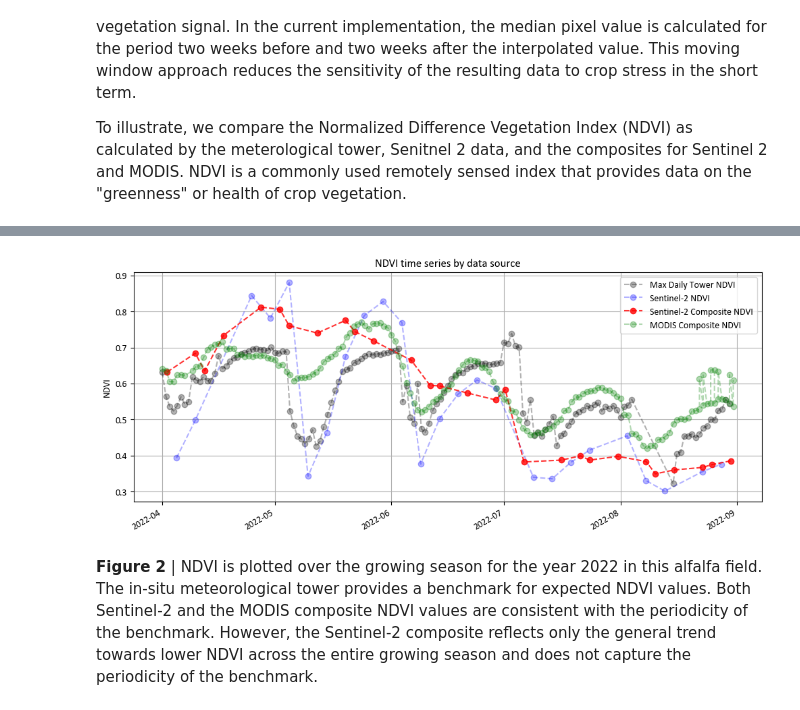
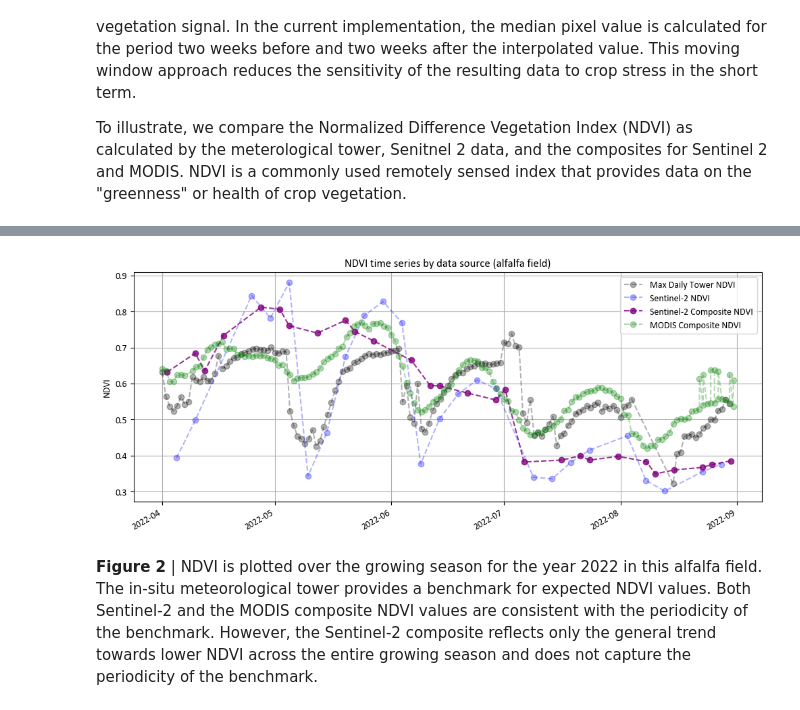
Before and after one commit to eanderson-ei/lst-crop-stress-capstone, a Jupyter notebook: blog.ipynb, the cells around one changed output, grey strips where cells are left out. Drawn from its saved outputs; the diff is of its cells as text; code cells hidden in the pictures.

```diff
--- a/blog.ipynb
+++ b/blog.ipynb
@@ -288,17 +332,19 @@ s2c_ndvi = calc_ndvi(s2_comp_clip, red_band=2, nir_band=6)
 s2c_ndvi = s2c_ndvi.rio.set_crs(CRS.from_epsg(32610))
 # %%
 # Filter meteorological data by valid NDVI and dates
-filt = (
-    (met_df['NDVI'] > 0.25)
-    & (met_df['NDVI'] < 0.75)
-    & (met_df.index > start_date)
-    & (met_df.index < end_date)
-)
-df_year = met_df.loc[filt]
+try:
+    filt = (
+        (met_df['NDVI'] > 0.25) & (met_df['NDVI'] < 0.75)
+    )
+    met_ndvi = met_df.loc[filt, 'NDVI']
+except(KeyError):
+    print('Warning! NDVI is not available in the meteorological data')
 # %%
 # Clip NDVI from imagery to field boundary
-s2_ndvi_field = s2_ndvi.rio.clip(poly_gdf.geometry, all_touched=True, drop=True)
-s2c_ndvi_field = s2c_ndvi.rio.clip(poly_gdf.geometry, all_touched=True, drop=True)
+s2_ndvi_field = s2_ndvi.rio.clip(
+    f1_poly_gdf.geometry, all_touched=True, drop=True)
+s2c_ndvi_field = s2c_ndvi.rio.clip(
+    f1_poly_gdf.geometry, all_touched=True, drop=True)
 # %%
 # Extract the time series of NDVI for MODIS using FH_Hydrosat
 assets = modis_comp_items[0].to_dict()['assets'].keys()
@@ -324,25 +375,32 @@ if len(modis_comp_items) > 0 and 'surface_reflectance' in assets:
 # %%
-# Extract time series for NDVI from meteorological tower
-filt = (met_df['NDVI'] > 0.25) &  (met_df['NDVI'] < 0.75) & (met_df.index > start_date) & (met_df.index < end_date)
-df_year = met_df.loc[filt]
-
 # Plot all NDVI series
 fig, ax = plt.subplots(figsize=(12,5))
 
-df_year['NDVI'].groupby(df_year.index.date).max().plot(linestyle='--', alpha=0.3, marker='o', c='k', label='Max Daily Tower NDVI')
+try:
+    met_ndvi.groupby(met_ndvi.index.date).max().plot(
+        linestyle='--', alpha=0.3, marker='o', c='k',
+        label='Max Daily Tower NDVI')
+except:
+    pass
 
-s2_ndvi_field.mean(dim=('x', 'y')).plot(linestyle='--', alpha=0.3, marker='o', c='b', label='Sentinel-2 NDVI')
-s2c_ndvi_field.mean(dim=('x', 'y')).plot(linestyle='--', alpha=0.8, marker='o', c='r', label='Sentinel-2 Composite NDVI')
+s2_ndvi_field.mean(dim=('x', 'y')).plot(
+    linestyle='--', alpha=0.3, marker='o', c='b',
+    label='Sentinel-2 NDVI')
+s2c_ndvi_field.mean(dim=('x', 'y')).plot(
+    linestyle='--', alpha=0.8, marker='o', c='purple',
+    label='Sentinel-2 Composite NDVI')
+modis_ndvi.plot(
+    linestyle='--', alpha=0.3, marker='o', c='g',
+    label='MODIS Composite NDVI')
 
-ndvi_series.plot(linestyle='--', alpha=0.3, marker='o', c='g', label='MODIS Composite NDVI')
-plt.title("NDVI time series by data source")
+plt.title(f"NDVI time series by data source ({f1_met_tower} field)")
 plt.ylabel("NDVI")
 plt.xlabel("")
 plt.grid(True)
 plt.legend()
 plt.show()
 # %% [output]
-[figure, old version]
+[figure, new version]
 # %% [markdown]
 <p style="font-size: .9rem"><b>Figure 2</b> | NDVI is plotted over the growing season for the year 2022 in this alfalfa field. The in-situ meteorological tower provides a benchmark for expected NDVI values. Both Sentinel-2 and the MODIS composite NDVI values are consistent with the periodicity of the benchmark. However, the Sentinel-2 composite reflects only the general trend towards lower NDVI across the entire growing season and does not capture the periodicity of the benchmark.</p>
 # %% [markdown]
```
Also changed, not shown: parts of 30 cells of this notebook.
